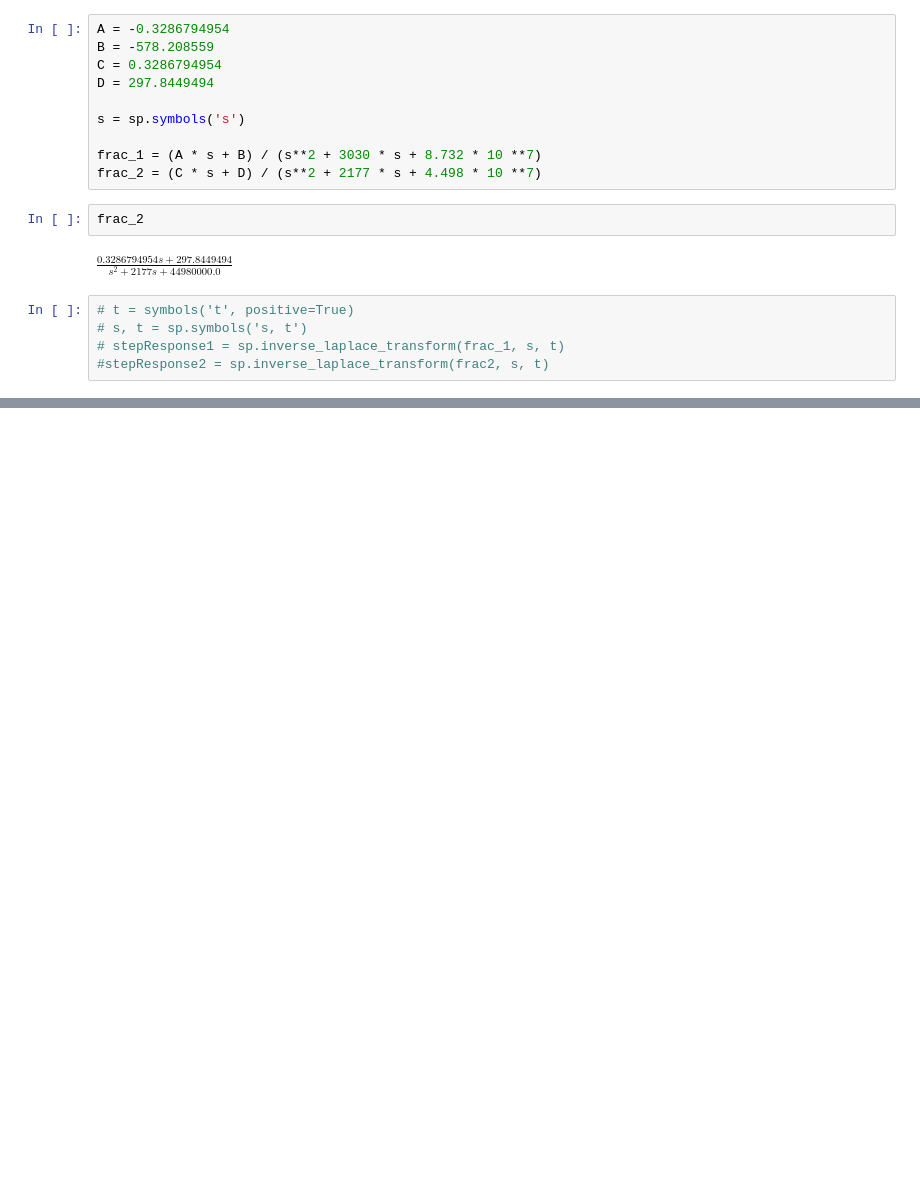
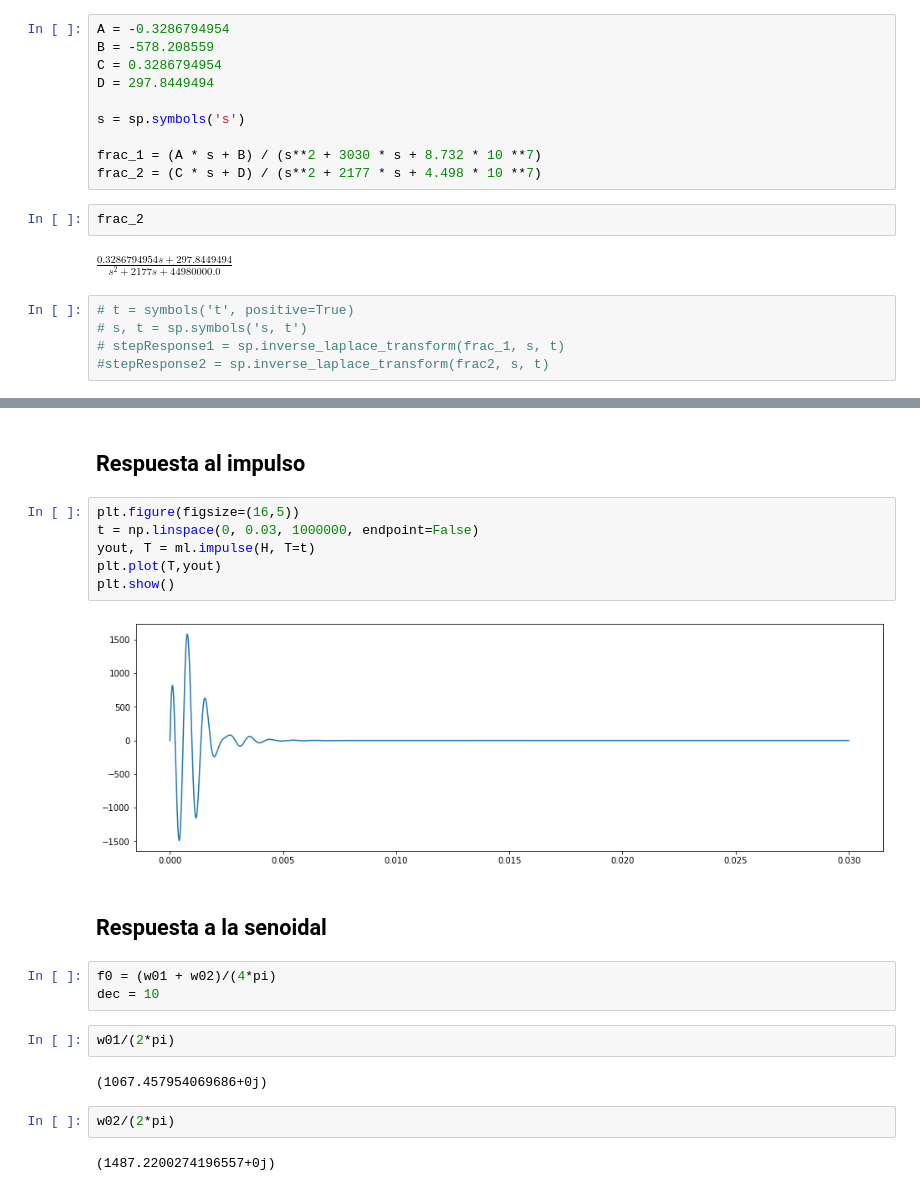
Before and after one commit to violetaperezandrade/TP-ADC, a Jupyter notebook: TP.ipynb, the cells around one changed output, grey strips where cells are left out. Cells and saved outputs as stored; diff of their text form; blank space fills up the shorter version.

```diff
--- a/TP.ipynb
+++ b/TP.ipynb
@@ -146,0 +219,23 @@ $\displaystyle \frac{0.3286794954 s + 297.8449494}{s^{2} + 2177 s + 44980000.0}$
+# %% [markdown]
+## Respuesta al impulso
+# %%
+plt.figure(figsize=(16,5))
+t = np.linspace(0, 0.03, 1000000, endpoint=False)
+yout, T = ml.impulse(H, T=t)
+plt.plot(T,yout)
+plt.show()
+# %% [output]
+[figure, added]
+# %% [markdown]
+## Respuesta a la senoidal
+# %%
+f0 = (w01 + w02)/(4*pi)
+dec = 10
+# %%
+w01/(2*pi)
+# %% [output]
+(1067.457954069686+0j)
+# %%
+w02/(2*pi)
+# %% [output]
+(1487.2200274196557+0j)
```
Also changed, not shown: parts of 14 cells of this notebook, 1 other file.
